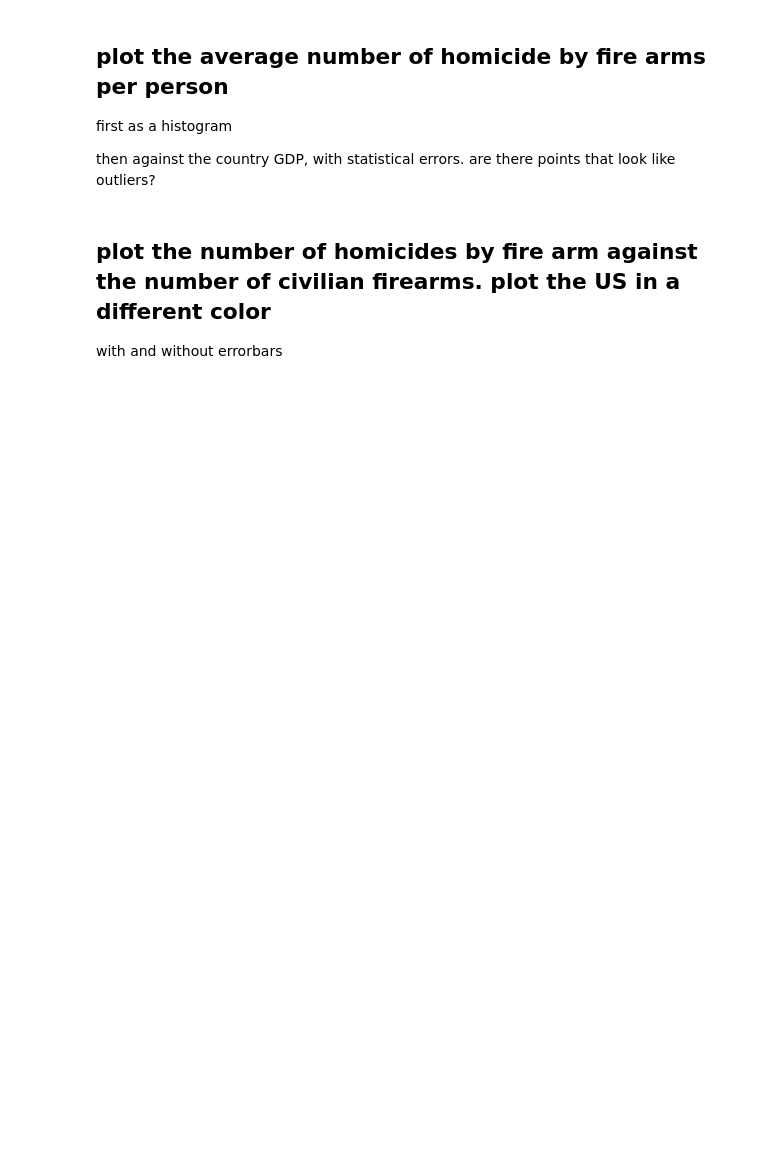
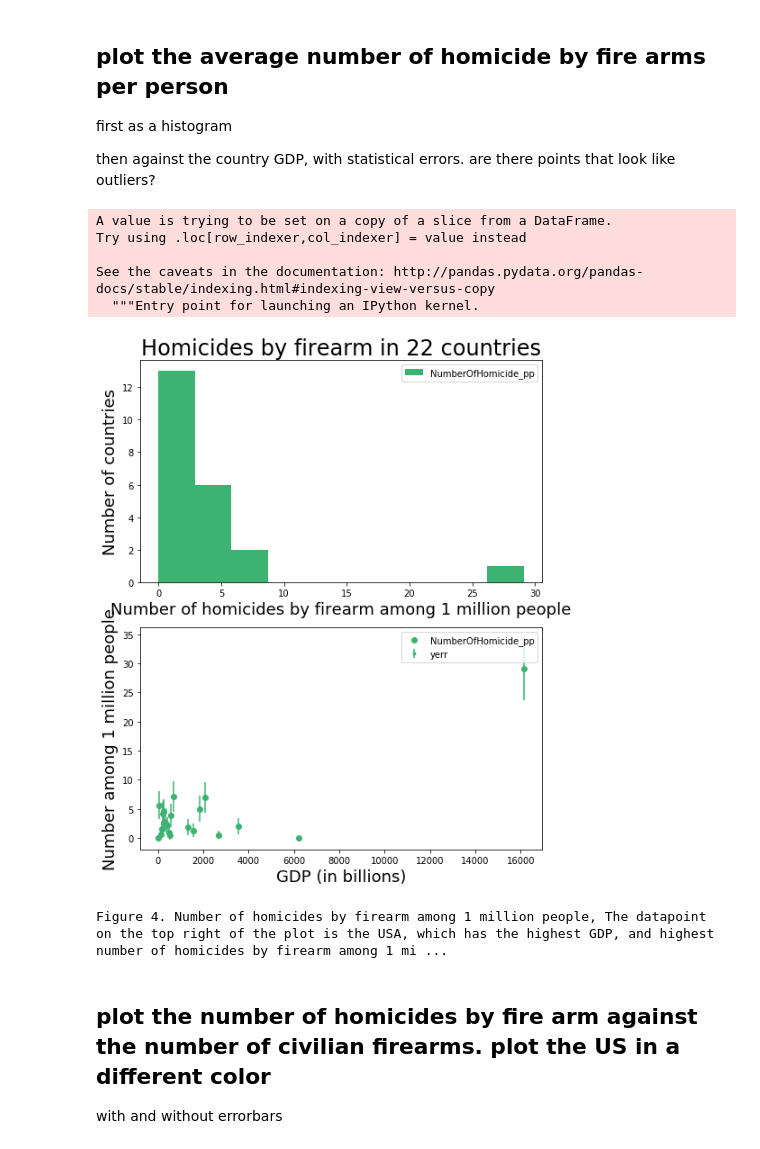
Before and after one commit to sebscho/PUI2017_lz1714, a Jupyter notebook: HW5_lz1714/Assignment3.ipynb, the cells around one changed output. Saved outputs shown, nothing was run; the diff lists cells and outputs as text; code cells hidden in the pictures; blank space fills up the shorter version.

```diff
--- a/HW5_lz1714/Assignment3.ipynb
+++ b/HW5_lz1714/Assignment3.ipynb
@@ -225,3 +224,39 @@ ax.set_xlabel('homicides by firearm per 1000 people');
+# %%
+df['NumberOfHomicide_pp'] = df['Number of homicides by firearm'] / df['pop'] * 1e6
+# %% [output]
+A value is trying to be set on a copy of a slice from a DataFrame.
+Try using .loc[row_indexer,col_indexer] = value instead
+
+See the caveats in the documentation: http://pandas.pydata.org/pandas-docs/stable/indexing.html#indexing-view-versus-copy
+  """Entry point for launching an IPython kernel.
+# %%
+fig = plt.figure(figsize=(8,10))
+
+ax1 = fig.add_subplot(211)
+ax1.hist(df['NumberOfHomicide_pp'], color='mediumseagreen')
+ax1.set_xlabel('Number of homicides by firearm among 1 million people', fontsize = 18)
+ax1.set_ylabel('Number of countries', fontsize = 18)
+ax1.set_ylim()
+ax1.legend()
+plt.title("Homicides by firearm in 22 countries", fontsize=24)
+
+ax2 = fig.add_subplot(212)
+scatter = ax2.scatter(df['gdp'] / 1e9, df['NumberOfHomicide_pp'], color='mediumseagreen')
+ax2.errorbar(df['gdp'] / 1e9, df['NumberOfHomicide_pp'],
+            yerr = np.sqrt(df['NumberOfHomicide_pp']*1.0), fmt = '.', color='mediumseagreen', label='yerr')
+ax2.set_xlabel('GDP (in billions)', fontsize = 18)
+ax2.set_ylabel('Number among 1 million people', fontsize = 18)
+ax2.set_ylim()
+ax2.legend()
+
+plt.show()
+print ("Figure 4. Number of homicides by firearm among 1 million people, " +
+       "The datapoint on the top right of the plot is the USA, " +
+       "which has the highest GDP, " +
+       "and highest number of homicides by firearm among 1 million people.")
+# %% [output]
+[figure, added]
+Figure 4. Number of homicides by firearm among 1 million people, The datapoint on the top right of the plot is the USA, which has the highest GDP, and highest number of homicides by firearm among 1 mi ...
 # %% [markdown]
 ## plot the number of  homicides by fire arm against the number of civilian firearms. plot the  US in a different color
 with and without errorbars
```
Also changed, not shown: parts of 26 cells of this notebook.
